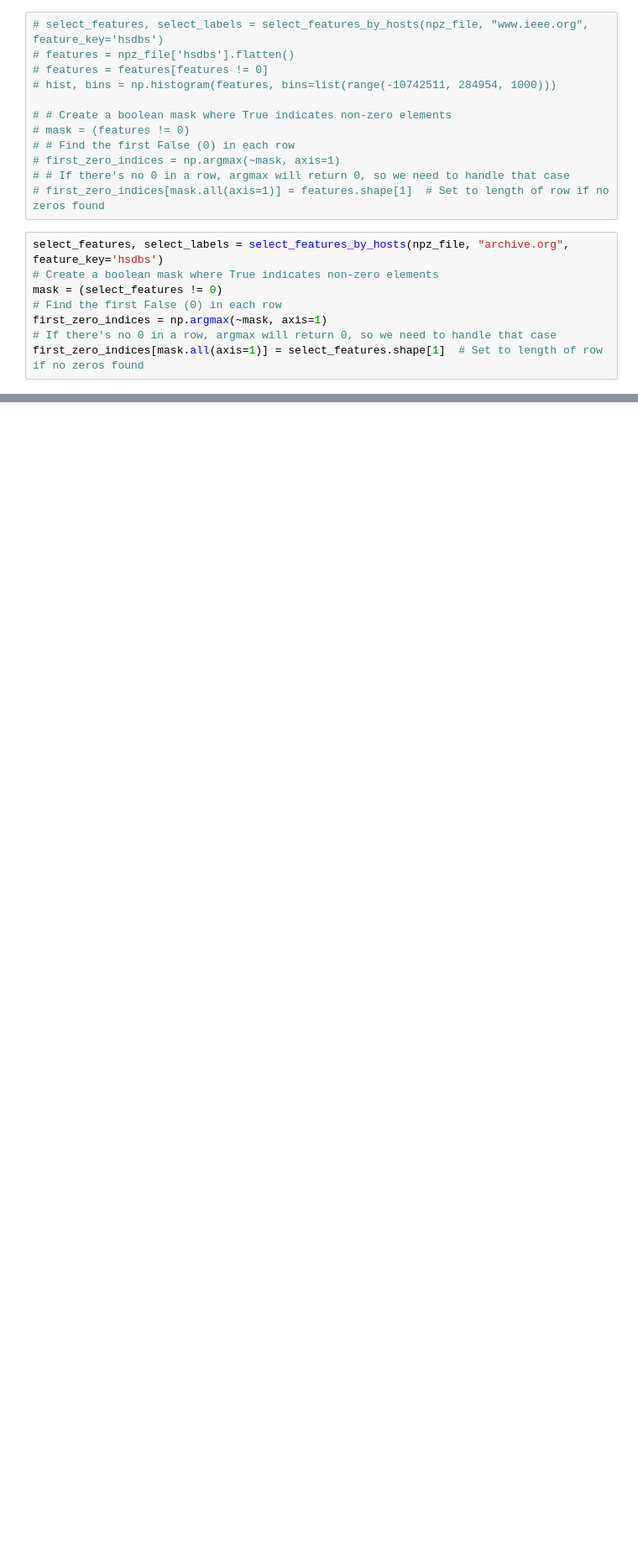
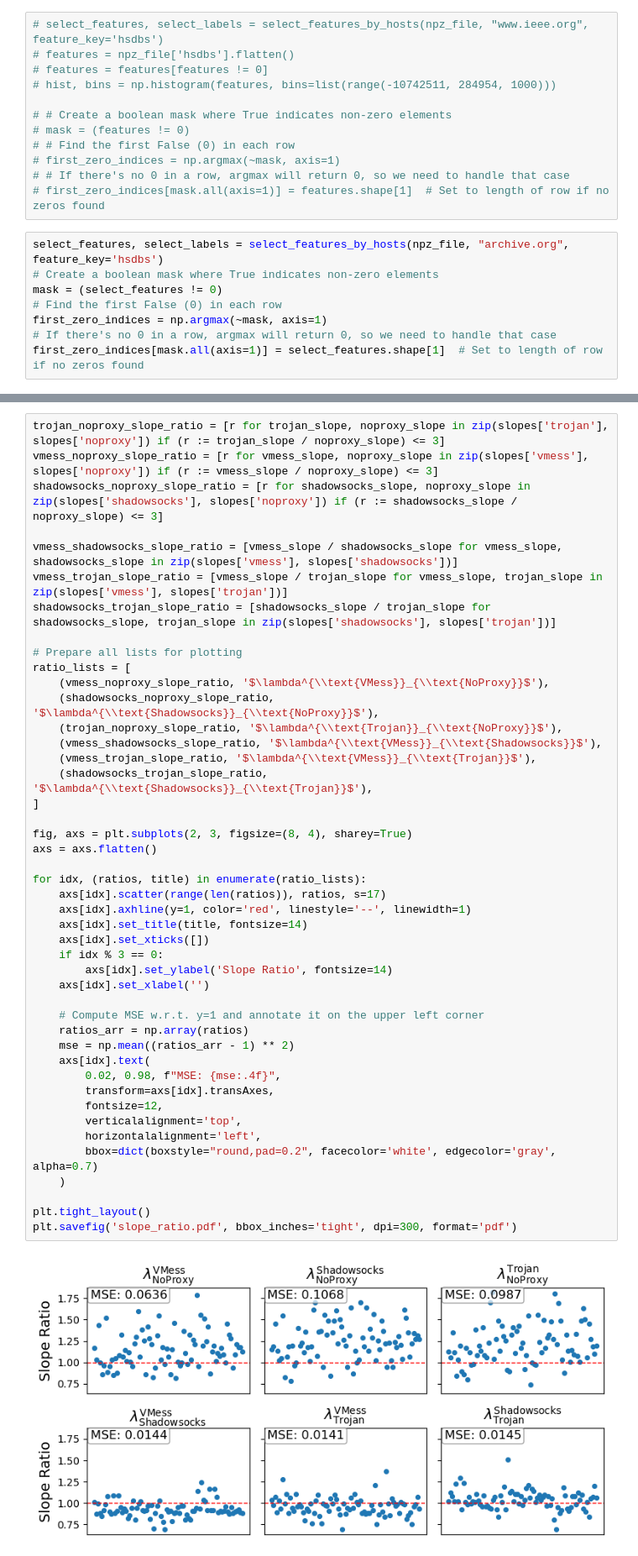
Before and after one commit to wesly2000/PA3, a Jupyter notebook: exp/data_analysis/stream_analysis.ipynb, the cells around one changed output, grey strips where cells are left out. Shown at 84% size. Drawn from its saved outputs; the diff is of its cells as text; blank space fills up the shorter version.

```diff
--- a/exp/data_analysis/stream_analysis.ipynb
+++ b/exp/data_analysis/stream_analysis.ipynb
@@ -455,0 +442,47 @@ y
+# %%
+trojan_noproxy_slope_ratio = [r for trojan_slope, noproxy_slope in zip(slopes['trojan'], slopes['noproxy']) if (r := trojan_slope / noproxy_slope) <= 3]
+vmess_noproxy_slope_ratio = [r for vmess_slope, noproxy_slope in zip(slopes['vmess'], slopes['noproxy']) if (r := vmess_slope / noproxy_slope) <= 3]
+shadowsocks_noproxy_slope_ratio = [r for shadowsocks_slope, noproxy_slope in zip(slopes['shadowsocks'], slopes['noproxy']) if (r := shadowsocks_slope / noproxy_slope) <= 3]
+
+vmess_shadowsocks_slope_ratio = [vmess_slope / shadowsocks_slope for vmess_slope, shadowsocks_slope in zip(slopes['vmess'], slopes['shadowsocks'])]
+vmess_trojan_slope_ratio = [vmess_slope / trojan_slope for vmess_slope, trojan_slope in zip(slopes['vmess'], slopes['trojan'])]
+shadowsocks_trojan_slope_ratio = [shadowsocks_slope / trojan_slope for shadowsocks_slope, trojan_slope in zip(slopes['shadowsocks'], slopes['trojan'])]
+
+# Prepare all lists for plotting
+ratio_lists = [
+    (vmess_noproxy_slope_ratio, '$\lambda^{\\text{VMess}}_{\\text{NoProxy}}$'),
+    (shadowsocks_noproxy_slope_ratio, '$\lambda^{\\text{Shadowsocks}}_{\\text{NoProxy}}$'),
+    (trojan_noproxy_slope_ratio, '$\lambda^{\\text{Trojan}}_{\\text{NoProxy}}$'),
+    (vmess_shadowsocks_slope_ratio, '$\lambda^{\\text{VMess}}_{\\text{Shadowsocks}}$'),
+    (vmess_trojan_slope_ratio, '$\lambda^{\\text{VMess}}_{\\text{Trojan}}$'),
+    (shadowsocks_trojan_slope_ratio, '$\lambda^{\\text{Shadowsocks}}_{\\text{Trojan}}$'),
+]
+
+fig, axs = plt.subplots(2, 3, figsize=(8, 4), sharey=True)
+axs = axs.flatten()
+
+for idx, (ratios, title) in enumerate(ratio_lists):
+    axs[idx].scatter(range(len(ratios)), ratios, s=17)
+    axs[idx].axhline(y=1, color='red', linestyle='--', linewidth=1)
+    axs[idx].set_title(title, fontsize=14)
+    axs[idx].set_xticks([])
+    if idx % 3 == 0:
+        axs[idx].set_ylabel('Slope Ratio', fontsize=14)
+    axs[idx].set_xlabel('')
+
+    # Compute MSE w.r.t. y=1 and annotate it on the upper left corner
+    ratios_arr = np.array(ratios)
+    mse = np.mean((ratios_arr - 1) ** 2)
+    axs[idx].text(
+        0.02, 0.98, f"MSE: {mse:.4f}",
+        transform=axs[idx].transAxes,
+        fontsize=12,
+        verticalalignment='top',
+        horizontalalignment='left',
+        bbox=dict(boxstyle="round,pad=0.2", facecolor='white', edgecolor='gray', alpha=0.7)
+    )
+
+plt.tight_layout()
+plt.savefig('slope_ratio.pdf', bbox_inches='tight', dpi=300, format='pdf')
+# %% [output]
+[figure, added]
```
Also changed, not shown: parts of 45 cells of this notebook, 1 other file.
